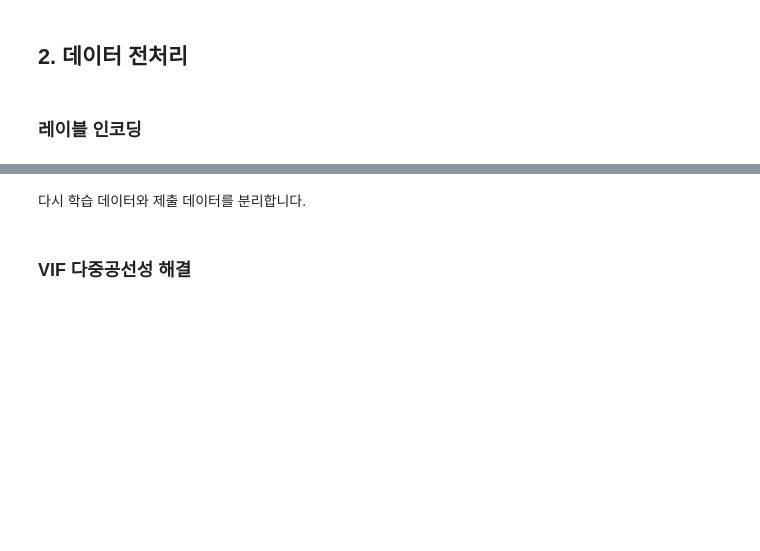
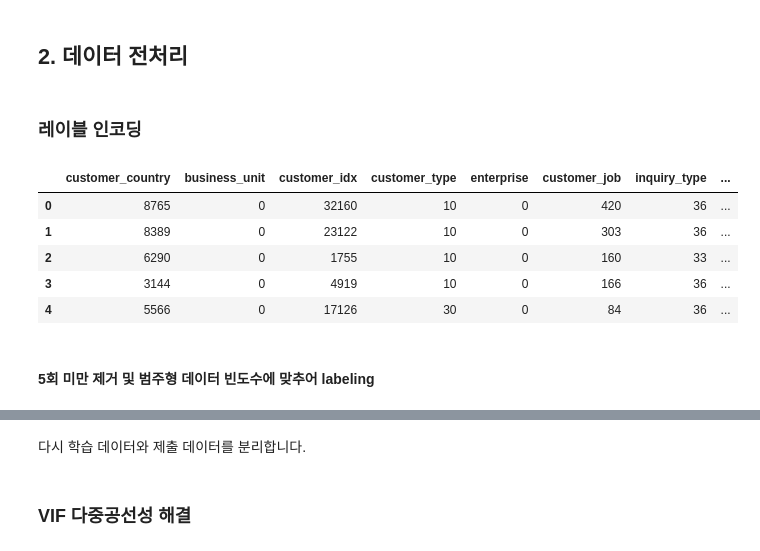
Before and after one commit to EstelleY0/LgAimers, a Jupyter notebook: LGAimers_baseline.ipynb, the cells around one changed output, grey strips where cells are left out. Saved outputs shown, nothing was run; the diff lists cells and outputs as text; code cells hidden in the pictures; blank space fills up the shorter version.

Commit message:
freq labeling & remove under 5

```diff
--- a/LGAimers_baseline.ipynb
+++ b/LGAimers_baseline.ipynb
@@ -104,24 +107,54 @@ def label_encoding(series: pd.Series) -> pd.Series:
 # %%
 # 레이블 인코딩할 칼럼들
 label_columns = [
     "customer_country",
     "business_subarea",
     "business_area",
     "business_unit",
     "customer_type",
     "enterprise",
     "customer_job",
     "inquiry_type",
     "product_category",
     "product_subcategory",
     "product_modelname",
     "customer_country.1",
     "customer_position",
     "response_corporate",
     "expected_timeline",
 ]
+category_columns = [
+    "customer_country",
+    "business_unit",
+    "customer_idx",
+    "customer_type",
+    "enterprise",
+    "customer_job",
+    "inquiry_type",
+    "business_subarea",
+    "business_area",
+    "product_category",
+    "product_subcategory",
+    "product_modelname",
+    "customer_country.1",
+    "customer_position",
+    "expected_timeline",
+    "response_corporate",
+    "lead_owner"
+]
 
-df_all = pd.concat([df_train[label_columns], df_test[label_columns]])
+
+df_all = pd.concat([df_train[category_columns], df_test[category_columns]])
 
 for col in label_columns:
     df_all[col] = label_encoding(df_all[col])
+df_all.head()
+# %% [output]
+|  | customer_country | business_unit | customer_idx | customer_type | enterprise | customer_job | inquiry_type | ... |
+| 0 | 8765 | 0 | 32160 | 10 | 0 | 420 | 36 | ... |
+| 1 | 8389 | 0 | 23122 | 10 | 0 | 303 | 36 | ... |
+| 2 | 6290 | 0 | 1755 | 10 | 0 | 160 | 33 | ... |
+| 3 | 3144 | 0 | 4919 | 10 | 0 | 166 | 36 | ... |
+| 4 | 5566 | 0 | 17126 | 30 | 0 | 84 | 36 | ... |
+# %% [markdown]
+#### 5회 미만 제거 및 범주형 데이터 빈도수에 맞추어 labeling
```
Also changed, not shown: parts of 11 cells of this notebook, 1 other file.
